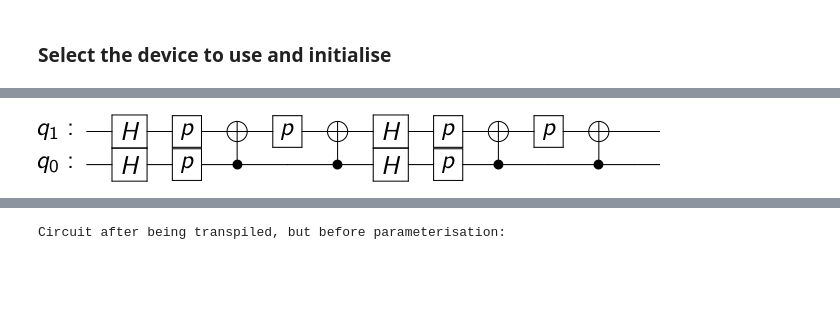
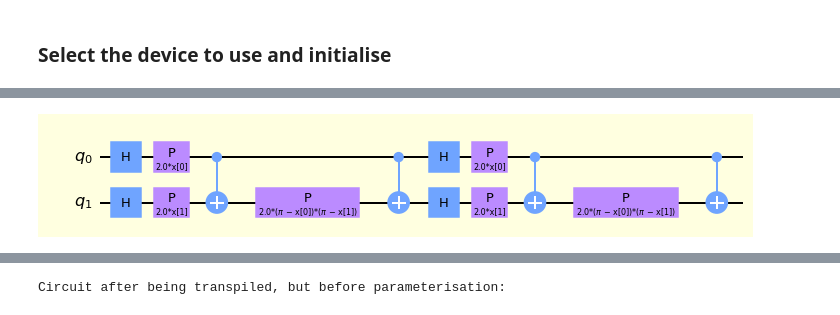
Before and after one commit to Steve-JJ/QuantumComputing, a Jupyter notebook: Notebooks/classification_using_quantum_SVM_kernel_method.ipynb, the cells around one changed output, grey strips where cells are left out. Drawn from its saved outputs; the diff is of its cells as text; code cells hidden in the pictures; blank space fills up the shorter version.

```diff
--- a/Notebooks/classification_using_quantum_SVM_kernel_method.ipynb
+++ b/Notebooks/classification_using_quantum_SVM_kernel_method.ipynb
@@ -508,36 +559,36 @@ for rep_no in range(reps):
 
             # The block was built with Parameters '_[0]' for a single qubit operator, and
             # Parameters '_[0]' and '_[1]' for a two qubit operator
             # - pack the parameters of the block with the parameters generated above
             update = dict(zip(block.parameters, params))
 
             # Assign the parameters and return a new block
             # Note: the blocks were created using a "temporary" ParameterVector, which was a placeholder
             #       that enabled us to specify the number of parameters to each block. Here we specify
             #       exactly which parameters are passed. For example, for the single qubit
             #       operator Z, the entanglement block was built with Parameter '_[0]'. In this
             #       loop we apply the Z operator:
             #       - to qubit 0, so the original '_[0]' Parameter is replaced with the 'x[0]' Parameter
             #       - to qubit 1, so the original '_[0]' Parameter is replaced with the 'x[1]' Parameter
             # → this is why the "temporary" ParameterVector was used.
             #   Note: For the two qubit ZZ operator the initial construction with the "temporary"
             #         ParameterVector was not neccessary (it was created with Parameters
             #         '_[0]' and '_[1]', which are replaced here with Parameters 'x[0]' and 'x[1]'.
             #         In this case it could have been created with the 'x[0]' and 'x[1]'
             #         Parameters directly
             parametrized_block = block.assign_parameters(update)
 
             # Add the current block to the specified qubits in the circuit
             layer.compose(parametrized_block, indices, inplace=True)
 
         # Add the layer to the circuit
         feature_map += layer
 
 # Draw the feature map circuit
-style = {'backgroundcolor': 'lightgreen'}  # Style only works in matplotlib backend
-feature_map.draw(output='latex', plot_barriers=True, reverse_bits=True, scale=0.5)
-#feature_map.draw(output='mpl', plot_barriers=True, reverse_bits=False, style=style)
+style = {'backgroundcolor': 'lightyellow'}  # Style only works in matplotlib backend
+#feature_map.draw(output='latex', plot_barriers=True, reverse_bits=True, scale=0.5)
+feature_map.draw(output='mpl', plot_barriers=True, reverse_bits=False, style=style)
 # %% [output]
-[figure, old version]
+[figure, new version]
 # %% [markdown]
 ### Computing the state overlap
```
Also changed, not shown: parts of 9 cells of this notebook.
